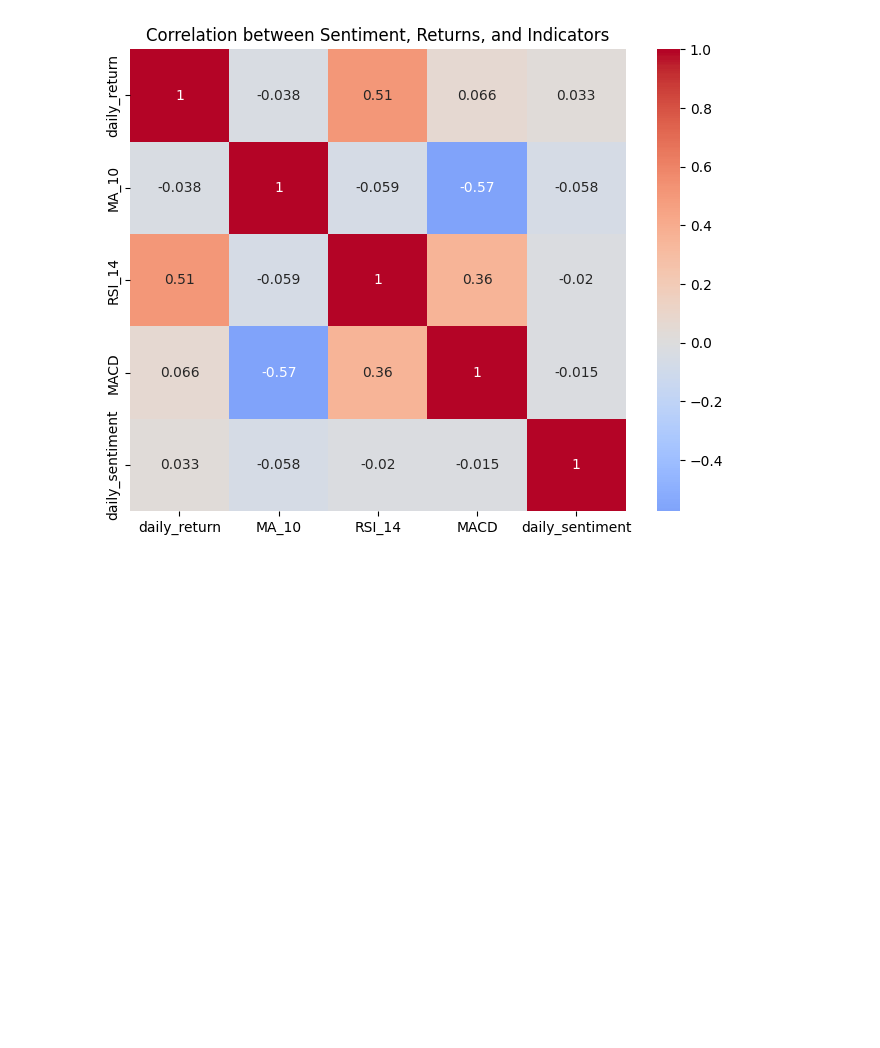
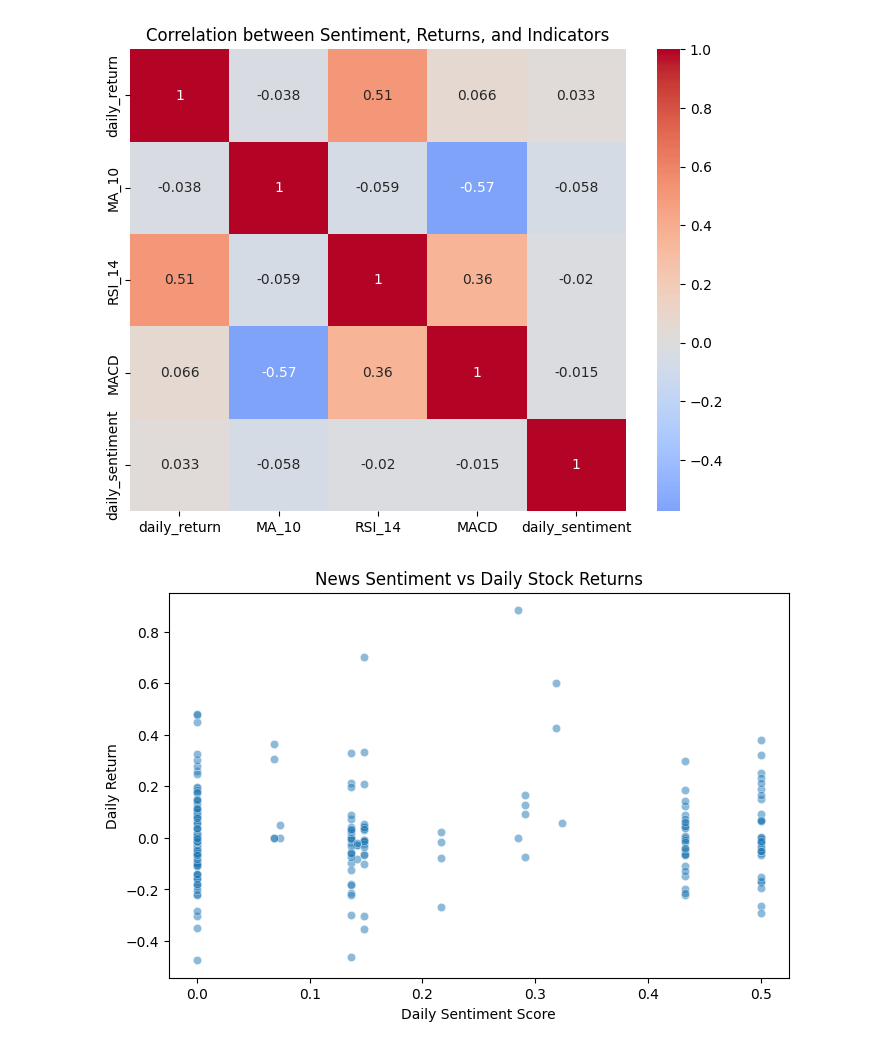
Before and after one commit to hayki1996/price-prediction-, a Jupyter notebook: notebooks/technical_analysis.ipynb, the cells around one changed output. Drawn from its saved outputs; the diff is of its cells as text; code cells hidden in the pictures; blank space fills up the shorter version.

Commit message:
"Task-3: Correlation analysis between sentiment and stock returns

```diff
--- a/notebooks/technical_analysis.ipynb
+++ b/notebooks/technical_analysis.ipynb
@@ -94,3 +94,12 @@ plt.title('Correlation between Sentiment, Returns, and Indicators')
 plt.show()
 # %% [output]
 [figure]
+# %%
+plt.figure(figsize=(8,5))
+sns.scatterplot(data=final_data, x='daily_sentiment', y='daily_return', alpha=0.5)
+plt.title('News Sentiment vs Daily Stock Returns')
+plt.xlabel('Daily Sentiment Score')
+plt.ylabel('Daily Return')
+plt.show()
+# %% [output]
+[figure, added]
```
